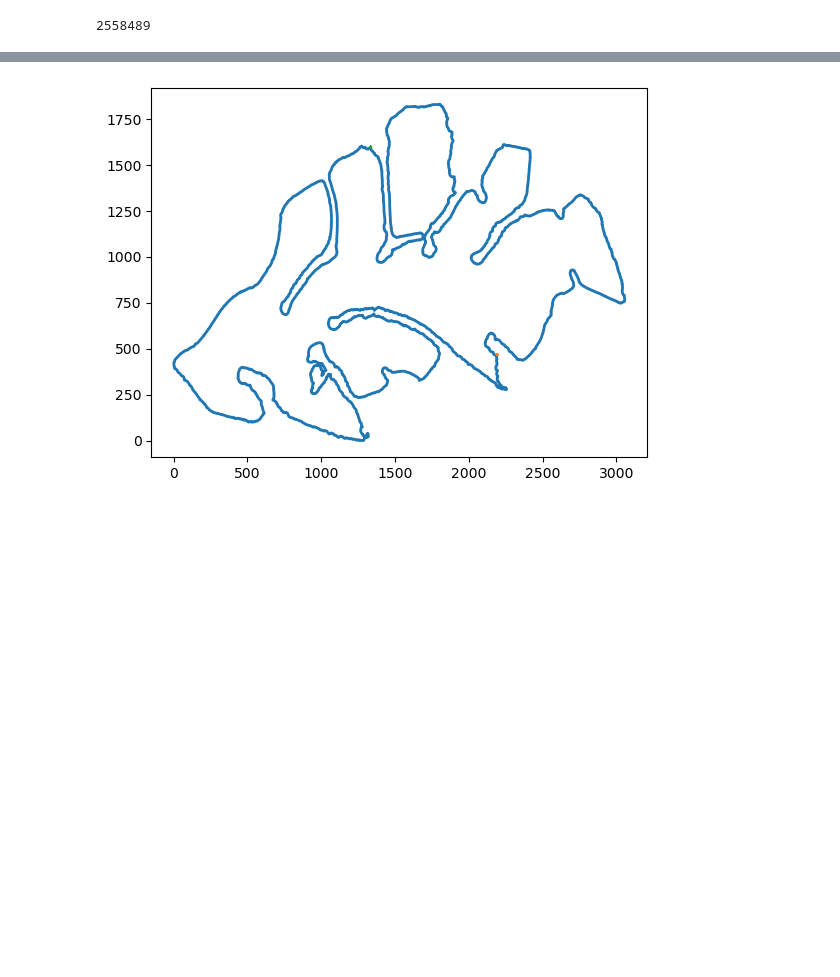
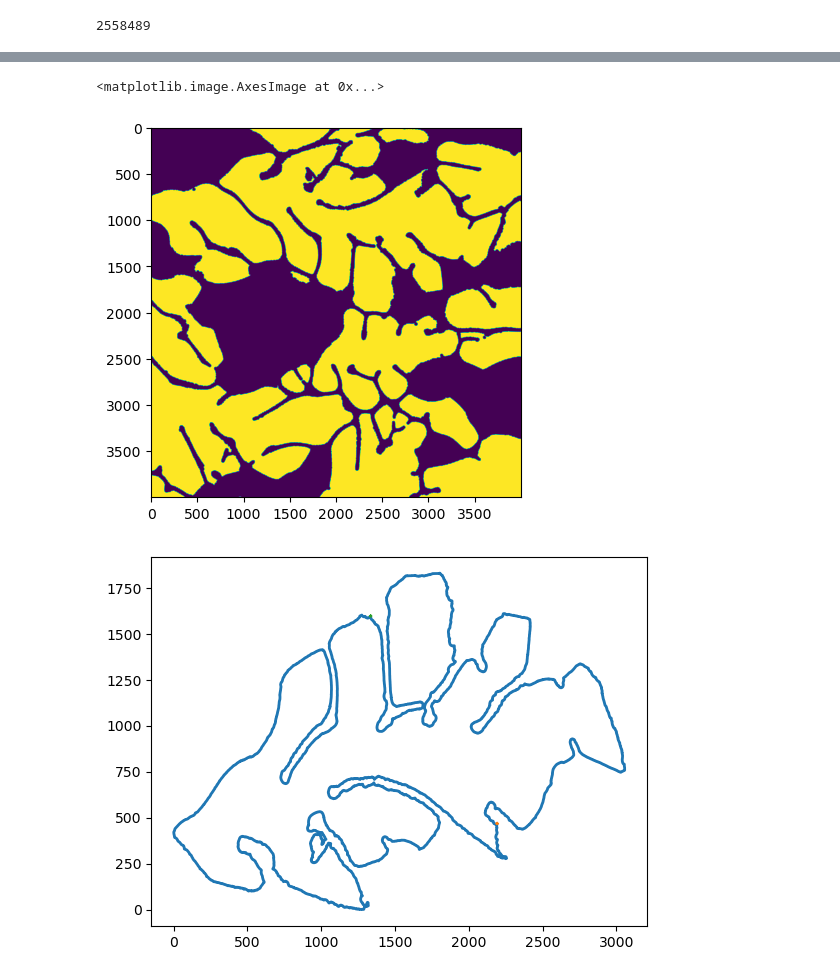
Before and after one commit to potsci/random_projects, a Jupyter notebook: find_eutectic_isles.ipynb, the cells around one changed output, grey strips where cells are left out. Cells and saved outputs as stored; diff of their text form; code cells hidden in the pictures; blank space fills up the shorter version.

```diff
--- a/find_eutectic_isles.ipynb
+++ b/find_eutectic_isles.ipynb
@@ -260,3 +262,10 @@ for region in regions:
+# %%
+shattered=np.isin(label_img,l_list)
+# %%
+plt.imshow(shattered)
+# %% [output]
+<matplotlib.image.AxesImage at 0x...>
+[figure, added]
 # %%
 imgi=regions[13].image
 imgi[:,0]=0
```
Also changed, not shown: parts of 1 cell of this notebook.
